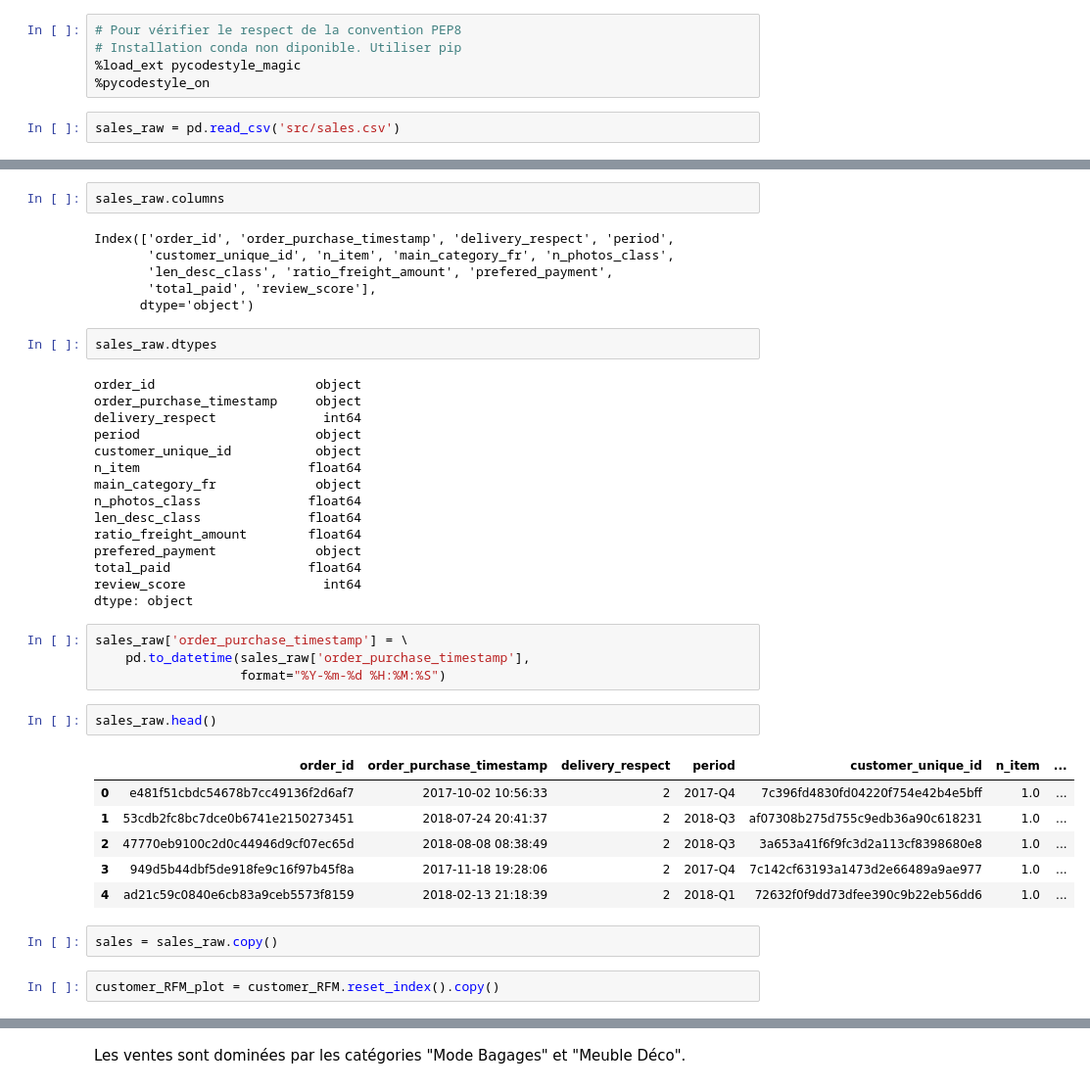
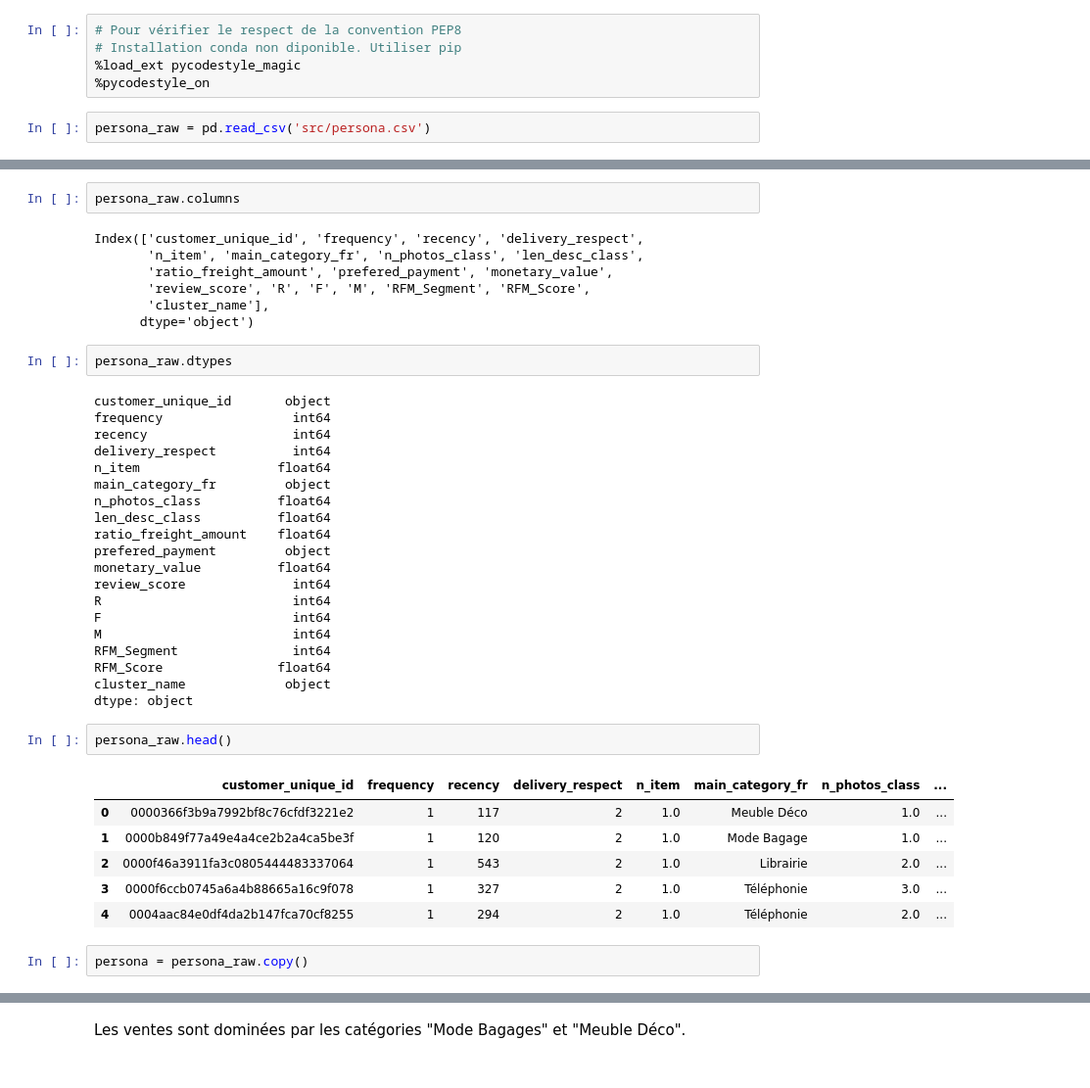
Before and after one commit to Adrian1903/Segmentez-des-clients-d-un-site-e-commerce, a Jupyter notebook: dev/03_personas.ipynb, the cells around one changed output, grey strips where cells are left out. Shown at 98% size. Saved outputs shown, nothing was run; the diff lists cells and outputs as text.

```diff
--- a/dev/03_personas.ipynb
+++ b/dev/03_personas.ipynb
@@ -56,5 +64,5 @@ plt.style.use("default")
 %load_ext pycodestyle_magic
 %pycodestyle_on
 # %%
-sales_raw = pd.read_csv('src/sales.csv')
+persona_raw = pd.read_csv('src/persona.csv')
 # %%
@@ -87,43 +92,43 @@ memory usage: 9.6+ MB
 # %%
-sales_raw.columns
+persona_raw.columns
 # %% [output]
-Index(['order_id', 'order_purchase_timestamp', 'delivery_respect', 'period',
-       'customer_unique_id', 'n_item', 'main_category_fr', 'n_photos_class',
-       'len_desc_class', 'ratio_freight_amount', 'prefered_payment',
-       'total_paid', 'review_score'],
+Index(['customer_unique_id', 'frequency', 'recency', 'delivery_respect',
+       'n_item', 'main_category_fr', 'n_photos_class', 'len_desc_class',
+       'ratio_freight_amount', 'prefered_payment', 'monetary_value',
+       'review_score', 'R', 'F', 'M', 'RFM_Segment', 'RFM_Score',
+       'cluster_name'],
       dtype='object')
 # %%
-sales_raw.dtypes
+persona_raw.dtypes
 # %% [output]
-order_id                     object
-order_purchase_timestamp     object
-delivery_respect              int64
-period                       object
-customer_unique_id           object
-n_item                      float64
-main_category_fr             object
-n_photos_class              float64
-len_desc_class              float64
-ratio_freight_amount        float64
-prefered_payment             object
-total_paid                  float64
-review_score                  int64
+customer_unique_id       object
+frequency                 int64
+recency                   int64
+delivery_respect          int64
+n_item                  float64
+main_category_fr         object
+n_photos_class          float64
+len_desc_class          float64
+ratio_freight_amount    float64
+prefered_payment         object
+monetary_value          float64
+review_score              int64
+R                         int64
+F                         int64
+M                         int64
+RFM_Segment               int64
+RFM_Score               float64
+cluster_name             object
 dtype: object
-# %%
-sales_raw['order_purchase_timestamp'] = \
-    pd.to_datetime(sales_raw['order_purchase_timestamp'],
-                   format="%Y-%m-%d %H:%M:%S")
 # %%
-sales_raw.head()
+persona_raw.head()
 # %% [output]
-|  | order_id | order_purchase_timestamp | delivery_respect | period | customer_unique_id | n_item | ... |
-| 0 | e481f51cbdc54678b7cc49136f2d6af7 | 2017-10-02 10:56:33 | 2 | 2017-Q4 | 7c396fd4830fd04220f754e42b4e5bff | 1.0 | ... |
-| 1 | 53cdb2fc8bc7dce0b6741e2150273451 | 2018-07-24 20:41:37 | 2 | 2018-Q3 | af07308b275d755c9edb36a90c618231 | 1.0 | ... |
-| 2 | 47770eb9100c2d0c44946d9cf07ec65d | 2018-08-08 08:38:49 | 2 | 2018-Q3 | 3a653a41f6f9fc3d2a113cf8398680e8 | 1.0 | ... |
-| 3 | 949d5b44dbf5de918fe9c16f97b45f8a | 2017-11-18 19:28:06 | 2 | 2017-Q4 | 7c142cf63193a1473d2e66489a9ae977 | 1.0 | ... |
-| 4 | ad21c59c0840e6cb83a9ceb5573f8159 | 2018-02-13 21:18:39 | 2 | 2018-Q1 | 72632f0f9dd73dfee390c9b22eb56dd6 | 1.0 | ... |
+|  | customer_unique_id | frequency | recency | delivery_respect | n_item | main_category_fr | n_photos_class | ... |
+| 0 | 0000366f3b9a7992bf8c76cfdf3221e2 | 1 | 117 | 2 | 1.0 | Meuble Déco | 1.0 | ... |
+| 1 | 0000b849f77a49e4a4ce2b2a4ca5be3f | 1 | 120 | 2 | 1.0 | Mode Bagage | 1.0 | ... |
+| 2 | 0000f46a3911fa3c0805444483337064 | 1 | 543 | 2 | 1.0 | Librairie | 2.0 | ... |
+| 3 | 0000f6ccb0745a6a4b88665a16c9f078 | 1 | 327 | 2 | 1.0 | Téléphonie | 3.0 | ... |
+| 4 | 0004aac84e0df4da2b147fca70cf8255 | 1 | 294 | 2 | 1.0 | Téléphonie | 2.0 | ... |
-# %%
-sales = sales_raw.copy()
-# %%
-customer_RFM_plot = customer_RFM.reset_index().copy()
+# %%
+persona = persona_raw.copy()
 # %% [markdown]
```
Also changed, not shown: parts of 14 cells of this notebook, 4 other files.
